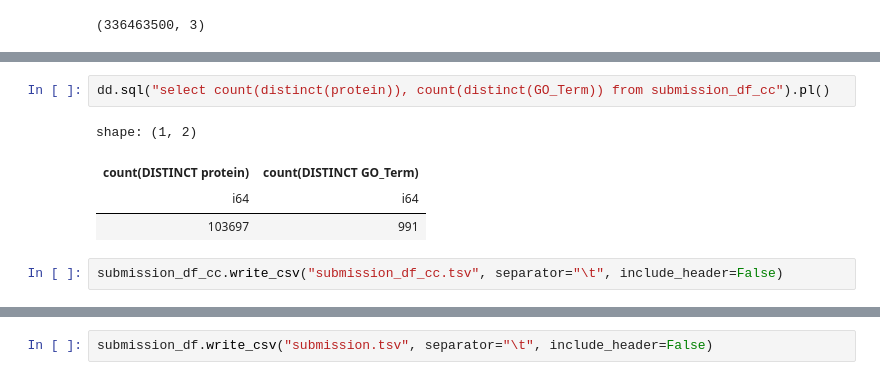
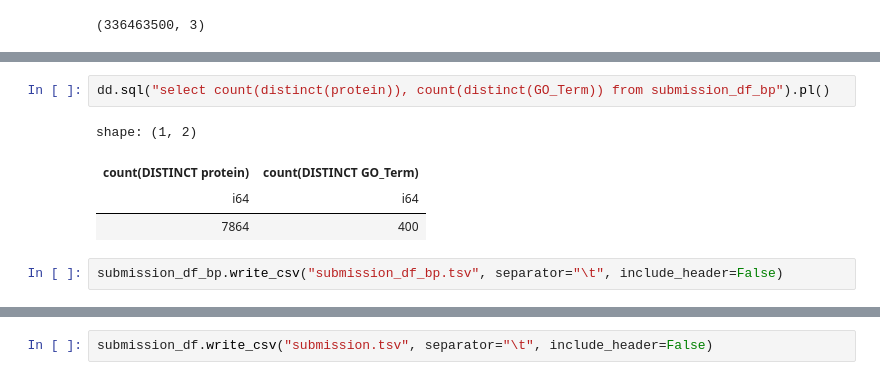
Before and after one commit to sumaniitm/cafa-6-protein-function-prediction-kaggle, a Jupyter notebook: cafa6-baseline-and-feature-engineering.ipynb, the cells around one changed output, grey strips where cells are left out. Drawn from its saved outputs; the diff is of its cells as text.

```diff
--- a/cafa6-baseline-and-feature-engineering.ipynb
+++ b/cafa6-baseline-and-feature-engineering.ipynb
@@ -734,12 +736,12 @@ shape: (10, 3)
 # %%
-dd.sql("select count(distinct(protein)), count(distinct(GO_Term)) from submission_df_cc").pl()
+dd.sql("select count(distinct(protein)), count(distinct(GO_Term)) from submission_df_bp").pl()
 # %% [output]
 shape: (1, 2)
 | count(DISTINCT protein) | count(DISTINCT GO_Term) |
 | i64 | i64 |
-| 103697 | 991 |
+| 7864 | 400 |
 # %%
-submission_df_cc.write_csv("submission_df_cc.tsv", separator="\t", include_header=False)
+submission_df_bp.write_csv("submission_df_bp.tsv", separator="\t", include_header=False)
 # %%
 submission_df = pl.concat([submission_df_mf, submission_df_cc, submission_df_bp])
 submission_df.shape
```
Also changed, not shown: parts of 19 cells of this notebook.
